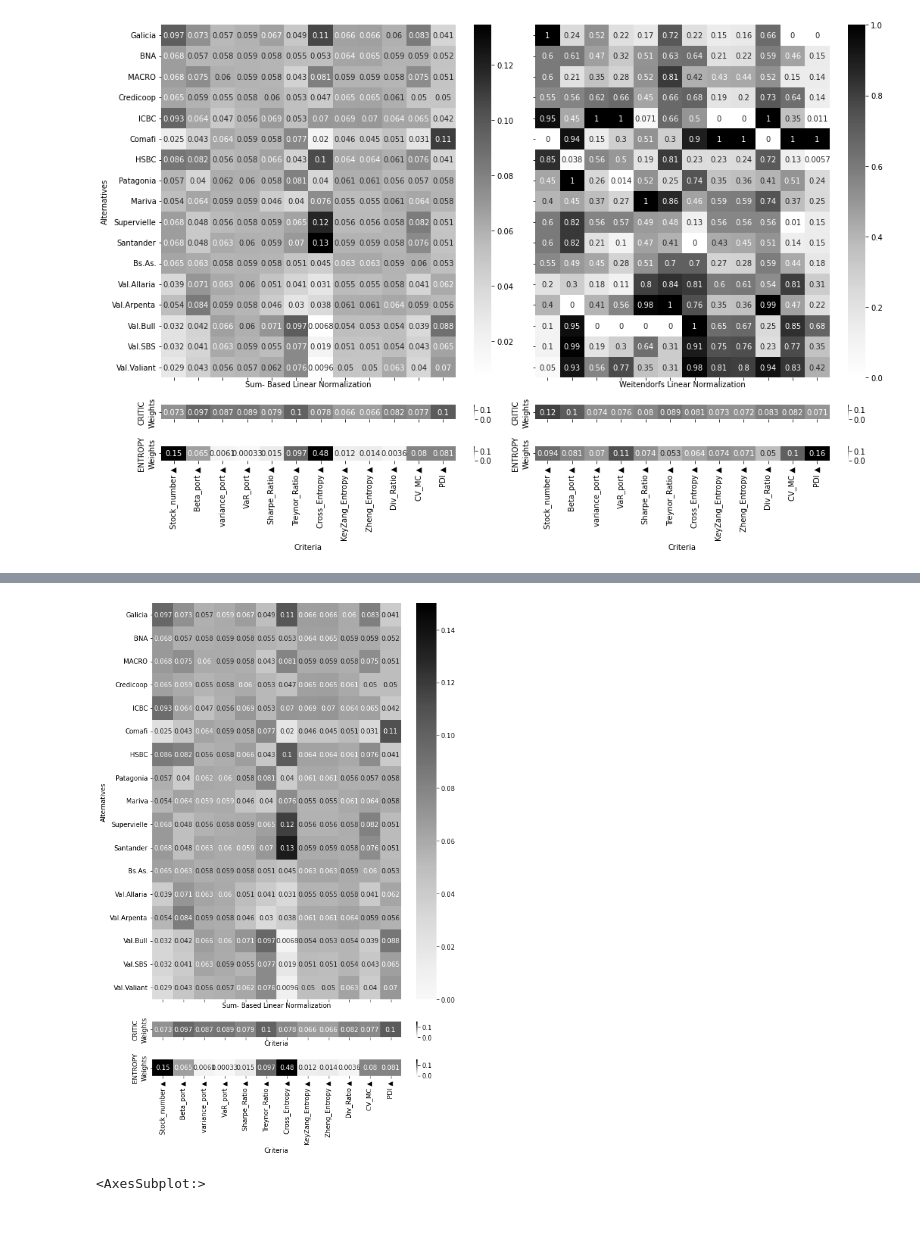
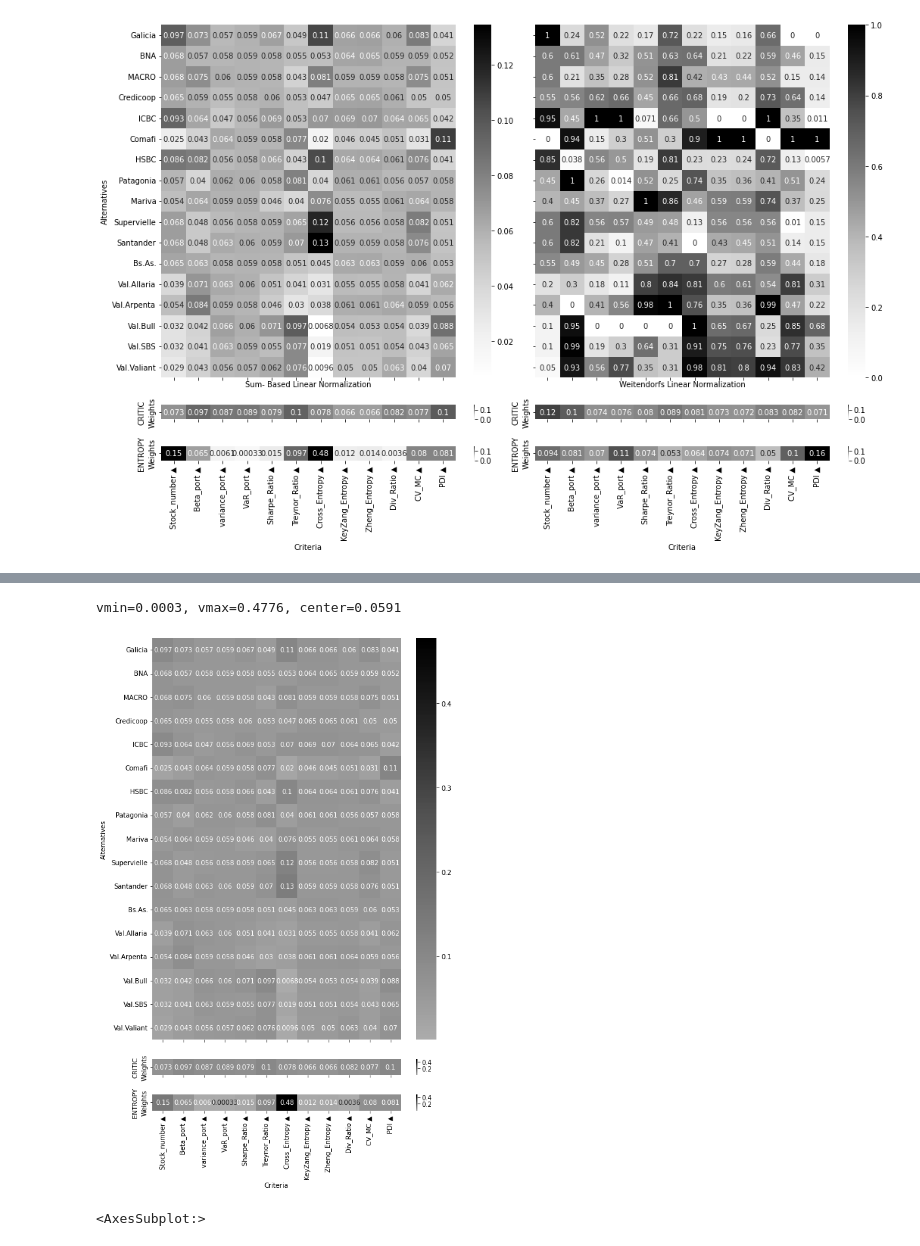
Before and after one commit to quatrope/garpar, a Jupyter notebook: draft/FCIevaluate.ipynb, the cells around one changed output, grey strips where cells are left out. Saved outputs shown, nothing was run; the diff lists cells and outputs as text; code cells hidden in the pictures.

```diff
--- a/draft/FCIevaluate.ipynb
+++ b/draft/FCIevaluate.ipynb
@@ -469,20 +472,31 @@ fig.tight_layout();
 # %%
 fig, axs = plt.subplots(
     3, 1, figsize=(8,12), gridspec_kw={'height_ratios': [5, .2, .2]},sharex=True)
 
-dmt.plot.heatmap(ax=axs[0], cmap="Greys", vmin=0, vmax=.15, center=0.07 )
-dmt.plot.wheatmap(ax=axs[1], cmap="Greys", vmin=0, vmax=.15, center=0.07)
-dmt2.plot.wheatmap(ax=axs[2], cmap="Greys", vmin=0, vmax=.15, center=0.07)
+all_values = np.concatenate((dmt.matrix.to_numpy().flatten(), dmt.weights.to_numpy(), dmt2.weights.to_numpy()))
+vmin, vmax, center = all_values.min(), all_values.max(), np.quantile(all_values, .5)
 
-axs[0].set_xlabel("Sum- Based Linear Normalization")
+print(f"{vmin=:.4f}, {vmax=:.4f}, {center=:.4f}")
+
+del all_values
+
+dmt.plot.heatmap(ax=axs[0], cmap="Greys", vmin=vmin, vmax=vmax, center=center)
+dmt.plot.wheatmap(ax=axs[1], cmap="Greys", vmin=vmin, vmax=vmax, center=center)
+dmt2.plot.wheatmap(ax=axs[2], cmap="Greys", vmin=vmin, vmax=vmax, center=center)
+
+axs[0].set_xlabel("")
+axs[1].set_xlabel("")
 axs[1].set_ylabel("CRITIC")
 axs[2].set_ylabel("ENTROPY")
 
 
+
+
 fig.tight_layout();
 plt.savefig("mapanormal.pdf")
 # %% [output]
+vmin=0.0003, vmax=0.4776, center=0.0591
-[figure, old version]
+[figure, new version]
 # %%
 dmt2.plot.wbox()
 # %% [output]
```
Also changed, not shown: parts of 9 cells of this notebook.
